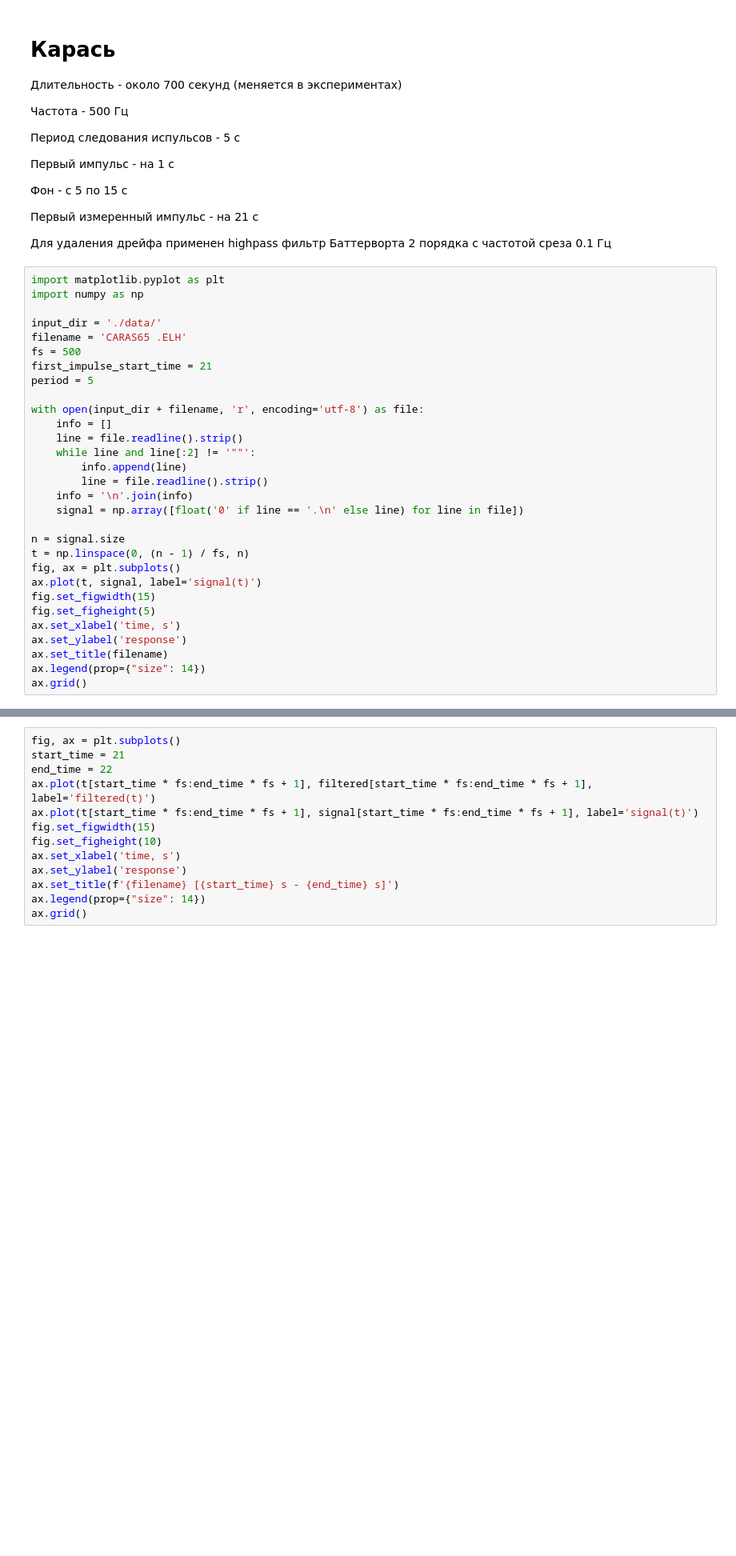
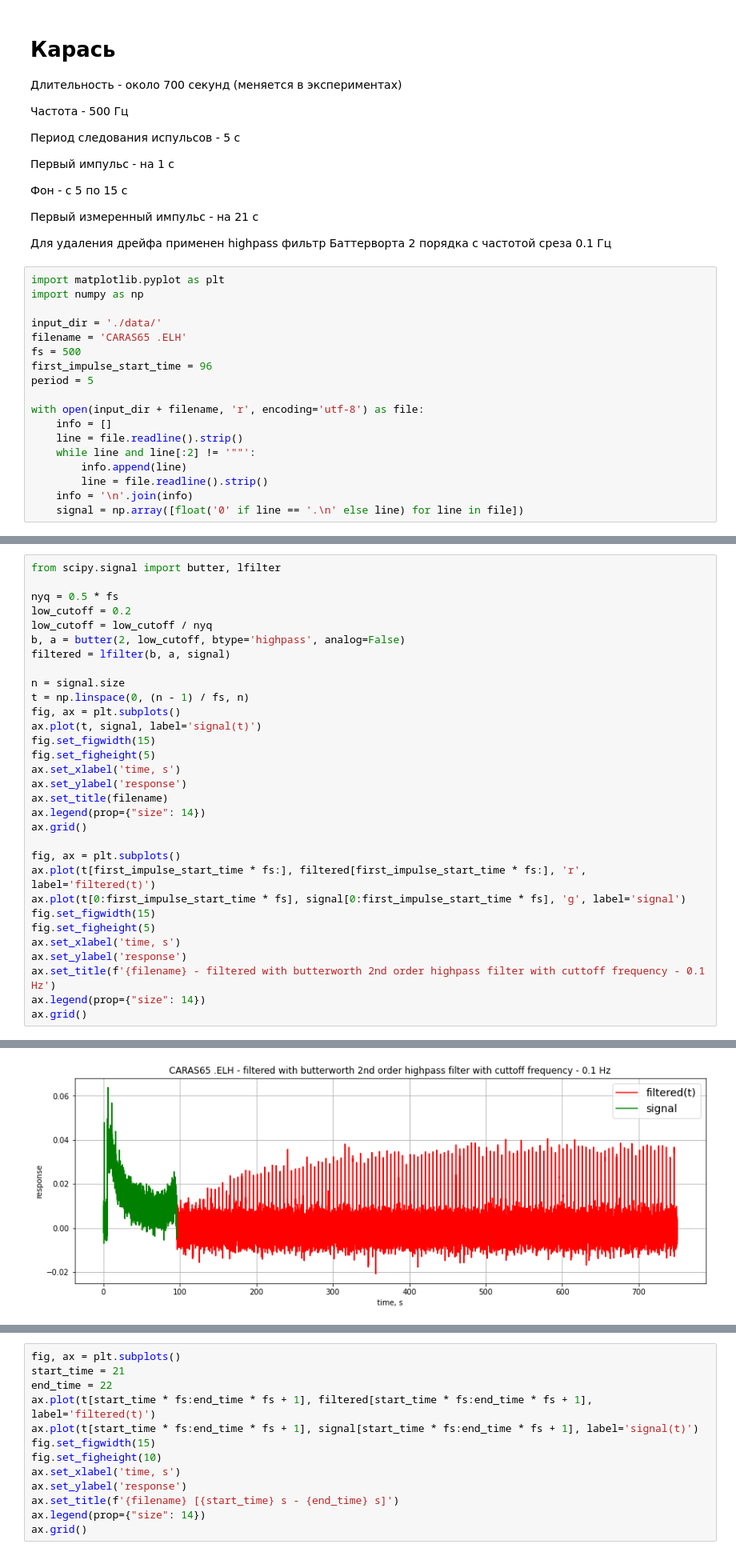
Before and after one commit to AndreiZherder/adaptation-memory, a Jupyter notebook: carassius.ipynb, the cells around one changed output, grey strips where cells are left out. Shown at 80% size. Drawn from its saved outputs; the diff is of its cells as text; blank space fills up the shorter version.

```diff
--- a/carassius.ipynb
+++ b/carassius.ipynb
@@ -21,7 +21,7 @@ import numpy as np
 input_dir = './data/'
 filename = 'CARAS65 .ELH'
 fs = 500
-first_impulse_start_time = 21
+first_impulse_start_time = 96
 period = 5
 
 with open(input_dir + filename, 'r', encoding='utf-8') as file:
@@ -32,15 +32,3 @@ with open(input_dir + filename, 'r', encoding='utf-8') as file:
         line = file.readline().strip()
     info = '\n'.join(info)
     signal = np.array([float('0' if line == '.\n' else line) for line in file])
-
-n = signal.size
-t = np.linspace(0, (n - 1) / fs, n)
-fig, ax = plt.subplots()
-ax.plot(t, signal, label='signal(t)')
-fig.set_figwidth(15)
-fig.set_figheight(5)
-ax.set_xlabel('time, s')
-ax.set_ylabel('response')
-ax.set_title(filename)
-ax.legend(prop={"size": 14})
-ax.grid()
@@ -48,0 +35,32 @@ ax.grid()
+# %%
+from scipy.signal import butter, lfilter
+
+nyq = 0.5 * fs
+low_cutoff = 0.2
+low_cutoff = low_cutoff / nyq
+b, a = butter(2, low_cutoff, btype='highpass', analog=False)
+filtered = lfilter(b, a, signal)
+
+n = signal.size
+t = np.linspace(0, (n - 1) / fs, n)
+fig, ax = plt.subplots()
+ax.plot(t, signal, label='signal(t)')
+fig.set_figwidth(15)
+fig.set_figheight(5)
+ax.set_xlabel('time, s')
+ax.set_ylabel('response')
+ax.set_title(filename)
+ax.legend(prop={"size": 14})
+ax.grid()
+
+fig, ax = plt.subplots()
+ax.plot(t[first_impulse_start_time * fs:], filtered[first_impulse_start_time * fs:], 'r', label='filtered(t)')
+ax.plot(t[0:first_impulse_start_time * fs], signal[0:first_impulse_start_time * fs], 'g', label='signal')
+fig.set_figwidth(15)
+fig.set_figheight(5)
+ax.set_xlabel('time, s')
+ax.set_ylabel('response')
+ax.set_title(f'{filename} - filtered with butterworth 2nd order highpass filter with cuttoff frequency - 0.1 Hz')
+ax.legend(prop={"size": 14})
+ax.grid()
+# %% [output]
@@ -48,0 +68 @@ ax.grid()
+[figure, added]
```
Also changed, not shown: parts of 5 cells of this notebook.
